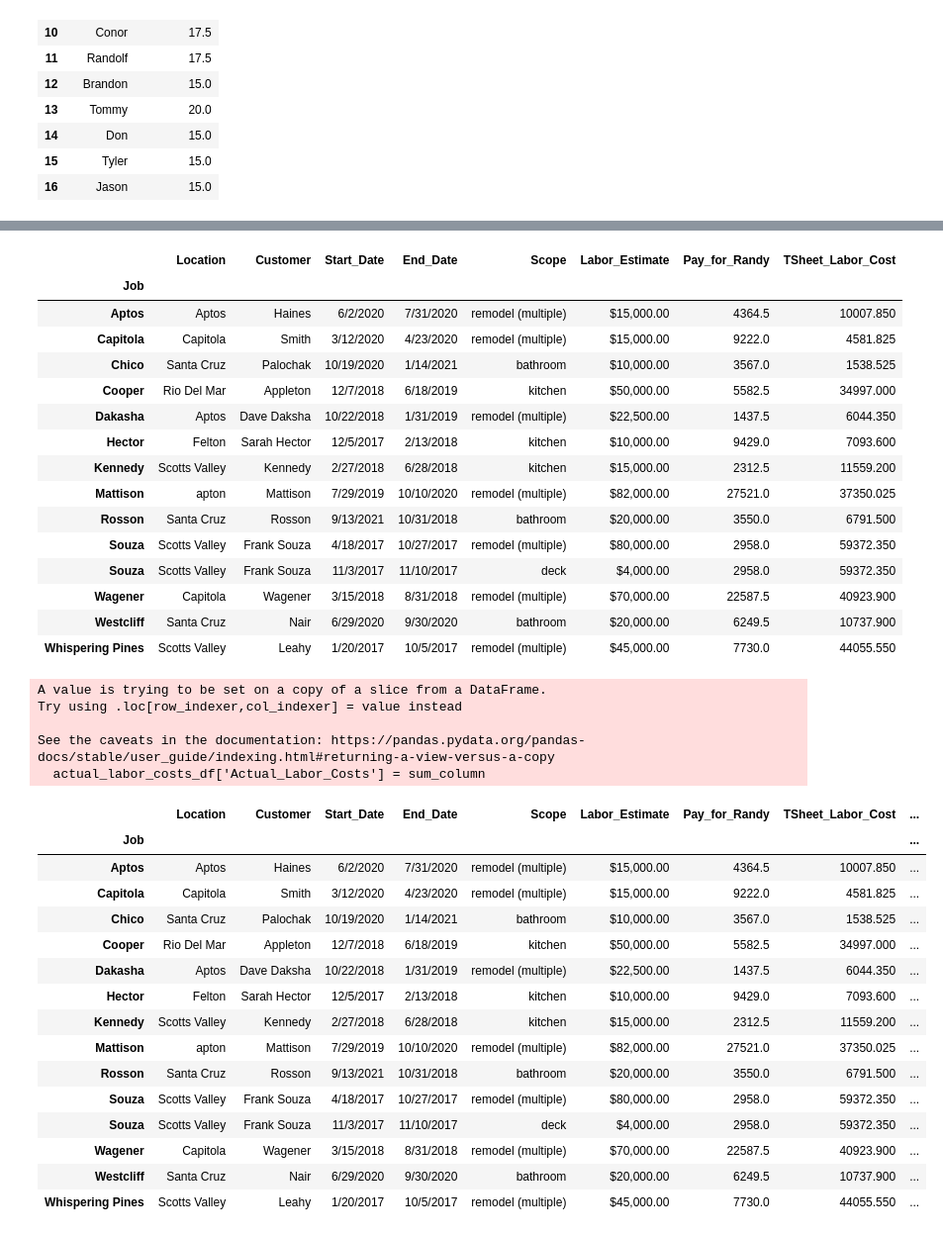
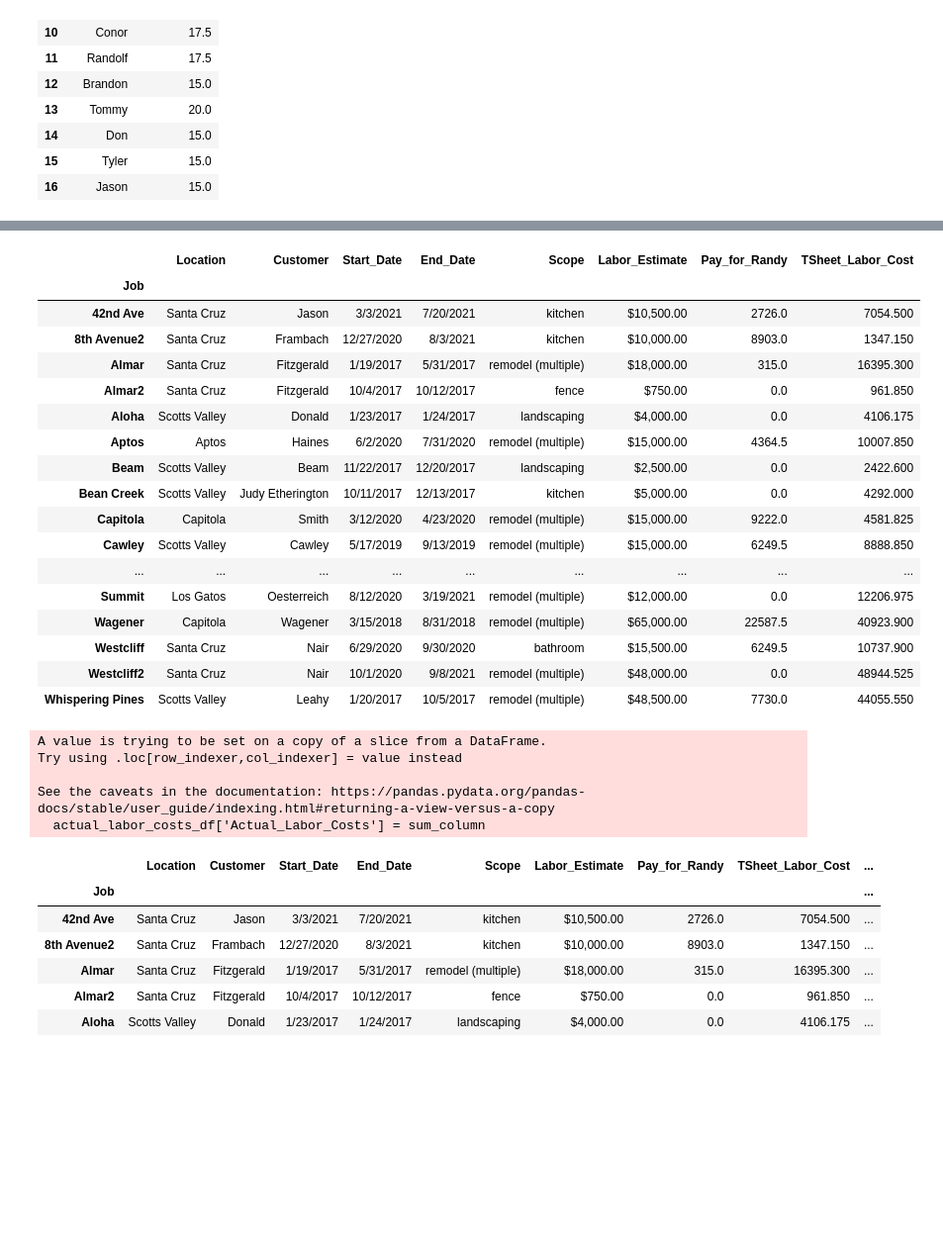
Before and after one commit to lesliefinlayson/Small_Business_Analysis, a Jupyter notebook: exploritory.ipynb, the cells around one changed output, grey strips where cells are left out. Shown at 99% size. Drawn from its saved outputs; the diff is of its cells as text; code cells hidden in the pictures; blank space fills up the shorter version.

```diff
--- a/exploritory.ipynb
+++ b/exploritory.ipynb
@@ -287,4 +290,4 @@ TSheets_data_df.head()
 # %%
 #drop unnecessary columns for labor estimate
-TSheets_data_df=TSheets_data_df.drop(columns=['username', 'payroll_id', 'lname', 'number', 'group', 'local_day', 'local_start_time', 'local_end_time', 'tz', 'location', 'notes', 'approved_status', 'has_flags', 'flag_types'])
+#TSheets_data_df=TSheets_data_df.drop(columns=['username', 'payroll_id', 'lname', 'number', 'group', 'local_day', 'local_start_time', 'local_end_time', 'tz', 'location', 'notes', 'approved_status', 'has_flags', 'flag_types'])
 # %%
@@ -331,6 +327,6 @@ randy_pay_df.head()
 # %%
 #drop unnecessary columns for randy's pay per job
-randy_pay_df=randy_pay_df.drop(columns=['Dates', 'Rate', 'Unnamed: 3', 'time'])
+randy_pay_df=randy_pay_df.drop(columns=['Date', 'Rate', 'Hours'])
 randy_pay_df.head()
 # %% [output]
 |  | Job | Pay_for_Randy |
@@ -342,4 +338,4 @@ randy_pay_df.head()
 # %%
 #set index for randy's
-randy_pay_df = randy_pay_df.set_index('Job')
-randy_pay_df.head()
+#randy_pay_df = randy_pay_df.set_index('Job')
+#randy_pay_df.head()
@@ -578,20 +577,22 @@ actual_labor_costs_df
 # %% [output]
 |  | Location | Customer | Start_Date | End_Date | Scope | Labor_Estimate | Pay_for_Randy | TSheet_Labor_Cost |
 | Job |  |  |  |  |  |  |  |  |
+| 42nd Ave | Santa Cruz | Jason | 3/3/2021 | 7/20/2021 | kitchen | $10,500.00 | 2726.0 | 7054.500 |
+| 8th Avenue2 | Santa Cruz | Frambach | 12/27/2020 | 8/3/2021 | kitchen | $10,000.00 | 8903.0 | 1347.150 |
+| Almar | Santa Cruz | Fitzgerald | 1/19/2017 | 5/31/2017 | remodel (multiple) | $18,000.00 | 315.0 | 16395.300 |
+| Almar2 | Santa Cruz | Fitzgerald | 10/4/2017 | 10/12/2017 | fence | $750.00 | 0.0 | 961.850 |
+| Aloha | Scotts Valley | Donald | 1/23/2017 | 1/24/2017 | landscaping | $4,000.00 | 0.0 | 4106.175 |
 | Aptos | Aptos | Haines | 6/2/2020 | 7/31/2020 | remodel (multiple) | $15,000.00 | 4364.5 | 10007.850 |
+| Beam | Scotts Valley | Beam | 11/22/2017 | 12/20/2017 | landscaping | $2,500.00 | 0.0 | 2422.600 |
+| Bean Creek | Scotts Valley | Judy Etherington | 10/11/2017 | 12/13/2017 | kitchen | $5,000.00 | 0.0 | 4292.000 |
 | Capitola | Capitola | Smith | 3/12/2020 | 4/23/2020 | remodel (multiple) | $15,000.00 | 9222.0 | 4581.825 |
-| Chico | Santa Cruz | Palochak | 10/19/2020 | 1/14/2021 | bathroom | $10,000.00 | 3567.0 | 1538.525 |
-| Cooper | Rio Del Mar | Appleton | 12/7/2018 | 6/18/2019 | kitchen | $50,000.00 | 5582.5 | 34997.000 |
-| Dakasha | Aptos | Dave Daksha | 10/22/2018 | 1/31/2019 | remodel (multiple) | $22,500.00 | 1437.5 | 6044.350 |
-| Hector | Felton | Sarah Hector | 12/5/2017 | 2/13/2018 | kitchen | $10,000.00 | 9429.0 | 7093.600 |
-| Kennedy | Scotts Valley | Kennedy | 2/27/2018 | 6/28/2018 | kitchen | $15,000.00 | 2312.5 | 11559.200 |
-| Mattison | apton | Mattison | 7/29/2019 | 10/10/2020 | remodel (multiple) | $82,000.00 | 27521.0 | 37350.025 |
-| Rosson | Santa Cruz | Rosson | 9/13/2021 | 10/31/2018 | bathroom | $20,000.00 | 3550.0 | 6791.500 |
-| Souza | Scotts Valley | Frank Souza | 4/18/2017 | 10/27/2017 | remodel (multiple) | $80,000.00 | 2958.0 | 59372.350 |
-| Souza | Scotts Valley | Frank Souza | 11/3/2017 | 11/10/2017 | deck | $4,000.00 | 2958.0 | 59372.350 |
-| Wagener | Capitola | Wagener | 3/15/2018 | 8/31/2018 | remodel (multiple) | $70,000.00 | 22587.5 | 40923.900 |
-| Westcliff | Santa Cruz | Nair | 6/29/2020 | 9/30/2020 | bathroom | $20,000.00 | 6249.5 | 10737.900 |
-| Whispering Pines | Scotts Valley | Leahy | 1/20/2017 | 10/5/2017 | remodel (multiple) | $45,000.00 | 7730.0 | 44055.550 |
+| Cawley | Scotts Valley | Cawley | 5/17/2019 | 9/13/2019 | remodel (multiple) | $15,000.00 | 6249.5 | 8888.850 |
+| ... | ... | ... | ... | ... | ... | ... | ... | ... |
+| Summit | Los Gatos | Oesterreich | 8/12/2020 | 3/19/2021 | remodel (multiple) | $12,000.00 | 0.0 | 12206.975 |
+| Wagener | Capitola | Wagener | 3/15/2018 | 8/31/2018 | remodel (multiple) | $65,000.00 | 22587.5 | 40923.900 |
+| Westcliff | Santa Cruz | Nair | 6/29/2020 | 9/30/2020 | bathroom | $15,500.00 | 6249.5 | 10737.900 |
+| Westcliff2 | Santa Cruz | Nair | 10/1/2020 | 9/8/2021 | remodel (multiple) | $48,000.00 | 0.0 | 48944.525 |
+| Whispering Pines | Scotts Valley | Leahy | 1/20/2017 | 10/5/2017 | remodel (multiple) | $48,500.00 | 7730.0 | 44055.550 |
 # %%
 #add labor for total
 sum_column = actual_labor_costs_df['Pay_for_Randy'] + actual_labor_costs_df['TSheet_Labor_Cost']
@@ -604,21 +605,12 @@ Try using .loc[row_indexer,col_indexer] = value instead
 See the caveats in the documentation: https://pandas.pydata.org/pandas-docs/stable/user_guide/indexing.html#returning-a-view-versus-a-copy
   actual_labor_costs_df['Actual_Labor_Costs'] = sum_column
 # %%
-actual_labor_costs_df
+actual_labor_costs_df.head()
 # %% [output]
 |  | Location | Customer | Start_Date | End_Date | Scope | Labor_Estimate | Pay_for_Randy | TSheet_Labor_Cost | ... |
 | Job |  |  |  |  |  |  |  |  | ... |
-| Aptos | Aptos | Haines | 6/2/2020 | 7/31/2020 | remodel (multiple) | $15,000.00 | 4364.5 | 10007.850 | ... |
-| Capitola | Capitola | Smith | 3/12/2020 | 4/23/2020 | remodel (multiple) | $15,000.00 | 9222.0 | 4581.825 | ... |
-| Chico | Santa Cruz | Palochak | 10/19/2020 | 1/14/2021 | bathroom | $10,000.00 | 3567.0 | 1538.525 | ... |
-| Cooper | Rio Del Mar | Appleton | 12/7/2018 | 6/18/2019 | kitchen | $50,000.00 | 5582.5 | 34997.000 | ... |
-| Dakasha | Aptos | Dave Daksha | 10/22/2018 | 1/31/2019 | remodel (multiple) | $22,500.00 | 1437.5 | 6044.350 | ... |
-| Hector | Felton | Sarah Hector | 12/5/2017 | 2/13/2018 | kitchen | $10,000.00 | 9429.0 | 7093.600 | ... |
-| Kennedy | Scotts Valley | Kennedy | 2/27/2018 | 6/28/2018 | kitchen | $15,000.00 | 2312.5 | 11559.200 | ... |
-| Mattison | apton | Mattison | 7/29/2019 | 10/10/2020 | remodel (multiple) | $82,000.00 | 27521.0 | 37350.025 | ... |
-| Rosson | Santa Cruz | Rosson | 9/13/2021 | 10/31/2018 | bathroom | $20,000.00 | 3550.0 | 6791.500 | ... |
-| Souza | Scotts Valley | Frank Souza | 4/18/2017 | 10/27/2017 | remodel (multiple) | $80,000.00 | 2958.0 | 59372.350 | ... |
-| Souza | Scotts Valley | Frank Souza | 11/3/2017 | 11/10/2017 | deck | $4,000.00 | 2958.0 | 59372.350 | ... |
-| Wagener | Capitola | Wagener | 3/15/2018 | 8/31/2018 | remodel (multiple) | $70,000.00 | 22587.5 | 40923.900 | ... |
-| Westcliff | Santa Cruz | Nair | 6/29/2020 | 9/30/2020 | bathroom | $20,000.00 | 6249.5 | 10737.900 | ... |
-| Whispering Pines | Scotts Valley | Leahy | 1/20/2017 | 10/5/2017 | remodel (multiple) | $45,000.00 | 7730.0 | 44055.550 | ... |
+| 42nd Ave | Santa Cruz | Jason | 3/3/2021 | 7/20/2021 | kitchen | $10,500.00 | 2726.0 | 7054.500 | ... |
+| 8th Avenue2 | Santa Cruz | Frambach | 12/27/2020 | 8/3/2021 | kitchen | $10,000.00 | 8903.0 | 1347.150 | ... |
+| Almar | Santa Cruz | Fitzgerald | 1/19/2017 | 5/31/2017 | remodel (multiple) | $18,000.00 | 315.0 | 16395.300 | ... |
+| Almar2 | Santa Cruz | Fitzgerald | 10/4/2017 | 10/12/2017 | fence | $750.00 | 0.0 | 961.850 | ... |
+| Aloha | Scotts Valley | Donald | 1/23/2017 | 1/24/2017 | landscaping | $4,000.00 | 0.0 | 4106.175 | ... |
```
Also changed, not shown: parts of 36 cells of this notebook.
